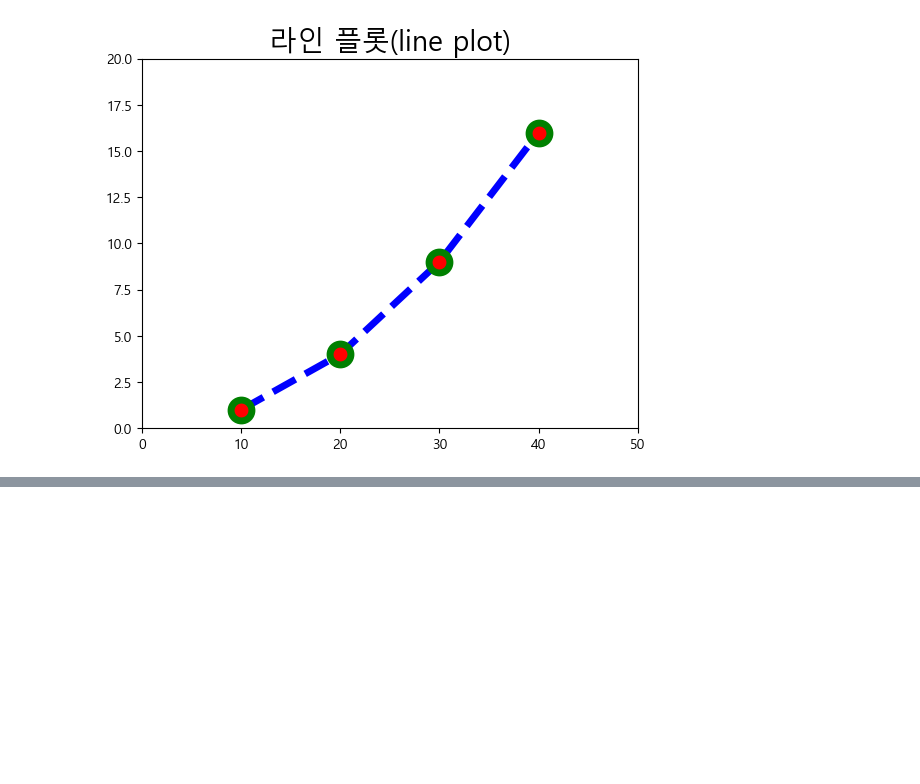
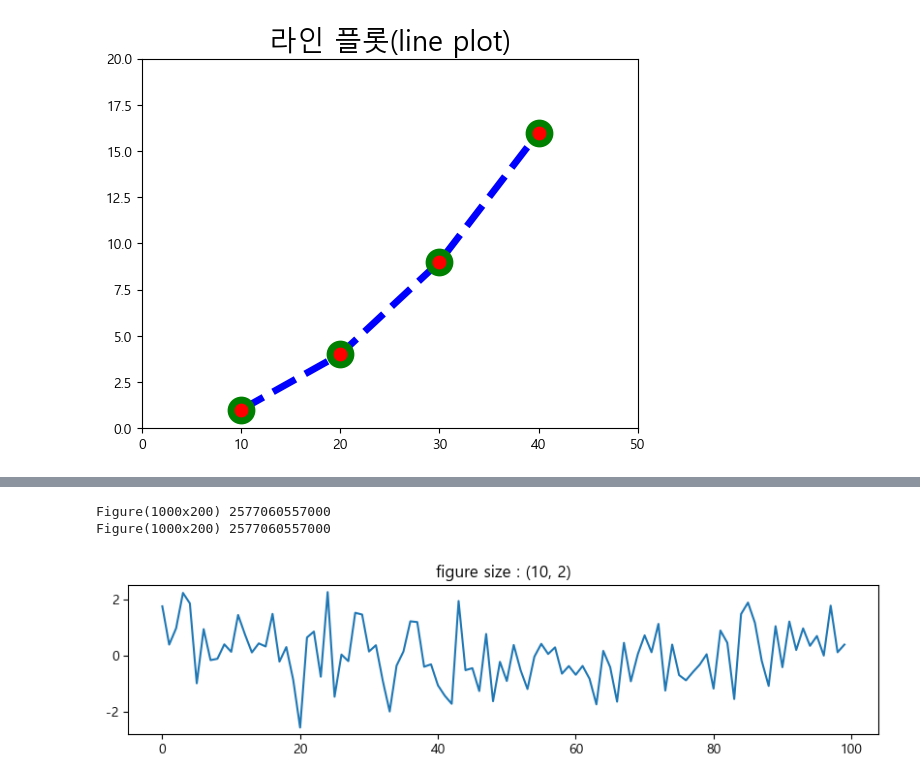
Before and after one commit to Ludobico/Python_AI, a Jupyter notebook: DataAnalysis/matplolib_ex_01.ipynb, the cells around one changed output, grey strips where cells are left out. Drawn from its saved outputs; the diff is of its cells as text; code cells hidden in the pictures; blank space fills up the shorter version.

Commit message:
'plot2'

```diff
--- a/DataAnalysis/matplolib_ex_01.ipynb
+++ b/DataAnalysis/matplolib_ex_01.ipynb
@@ -147,0 +159,13 @@ plt.show()
+# %%
+np.random.seed(0)
+f1 = plt.figure(figsize=(10, 2))# figsize : figure의 크기 결정
+plt.title("figure size : (10, 2)")
+plt.plot(np.random.randn(100))
+f2 = plt.gcf() # gcf() 현재 사용중에 잇는 figure 객체를 반환
+print(f1, id(f1))
+print(f2, id(f2))
+plt.show()
+# %% [output]
+Figure(1000x200) 2577060557000
+Figure(1000x200) 2577060557000
+[figure, added]
```
Also changed, not shown: parts of 13 cells of this notebook.
